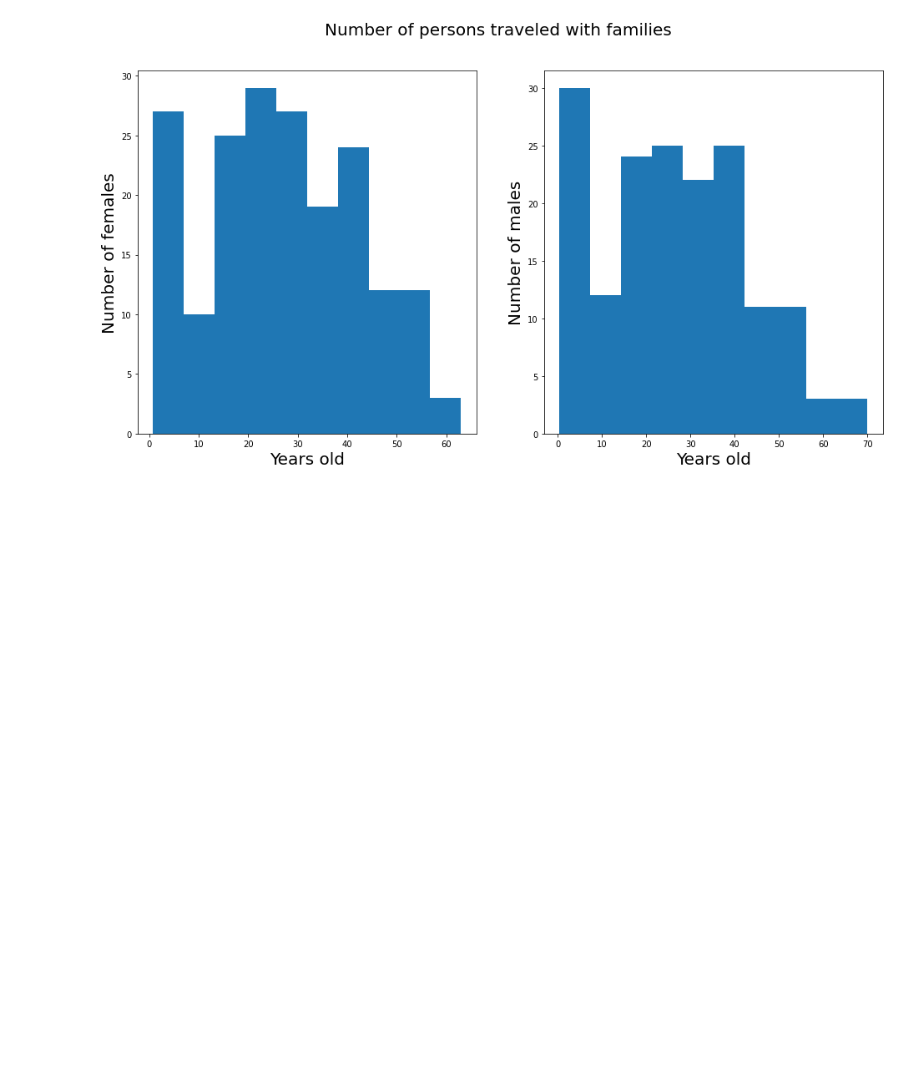
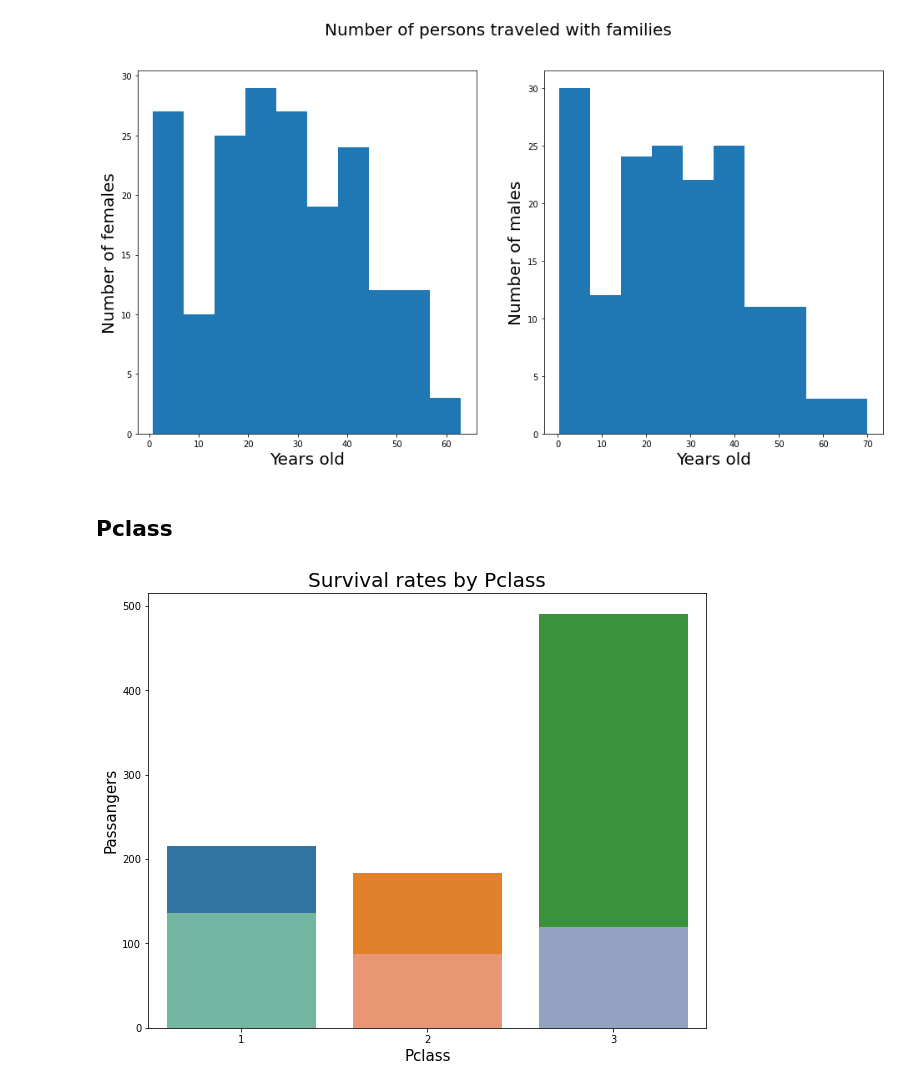
Before and after one commit to maltsev-ea/Titanic_ML_from_disaster, a Jupyter notebook: Baseline.ipynb, the cells around one changed output. Cells and saved outputs as stored; diff of their text form; code cells hidden in the pictures; blank space fills up the shorter version.

```diff
--- a/Baseline.ipynb
+++ b/Baseline.ipynb
@@ -204,3 +215,17 @@ ax[1].set_ylabel('Number of males', fontsize=20)
 plt.show()
 # %% [output]
 [figure]
+# %% [markdown]
+## Pclass
+# %%
+plt.figure(figsize=(10, 8))
+
+ax = sns.countplot(x='Pclass', data=data)
+ax2 = sns.countplot(x='Pclass', data=data[data['Survived'] == 1][['Pclass']], palette="Set2")
+
+plt.title('Survival rates by Pclass', size=20)
+plt.ylabel('Passangers', size=15)
+plt.xlabel('Pclass', size=15)
+plt.show()
+# %% [output]
+[figure, added]
```
Also changed, not shown: parts of 23 cells of this notebook.
